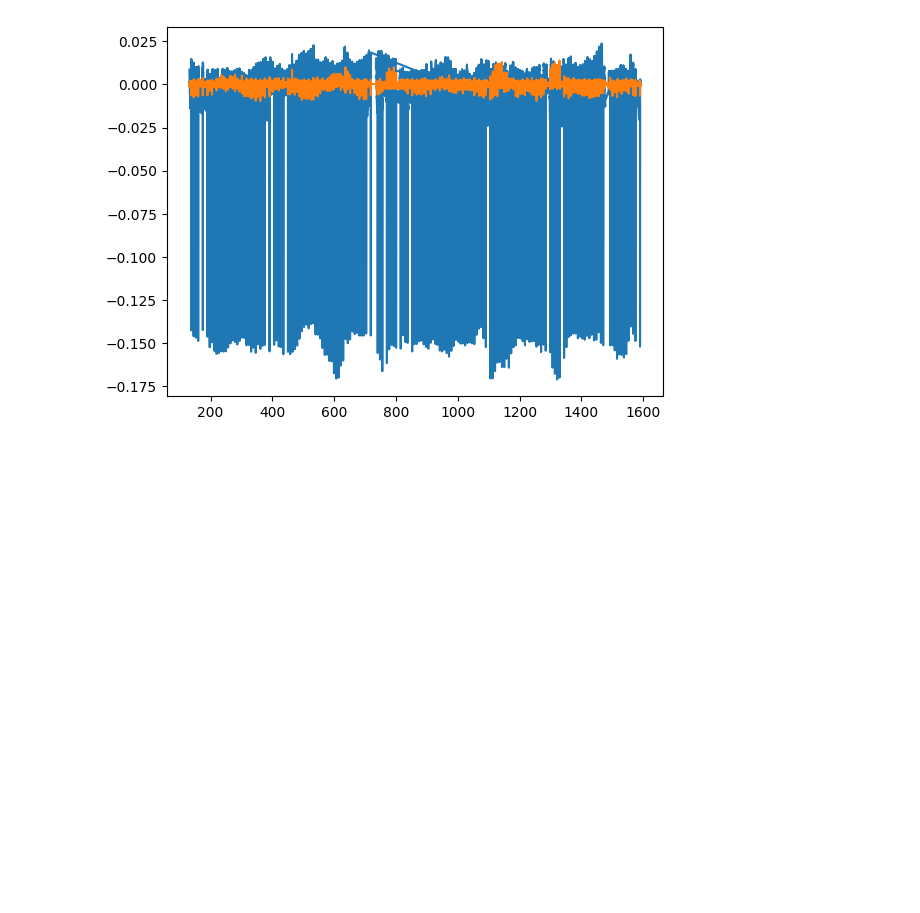
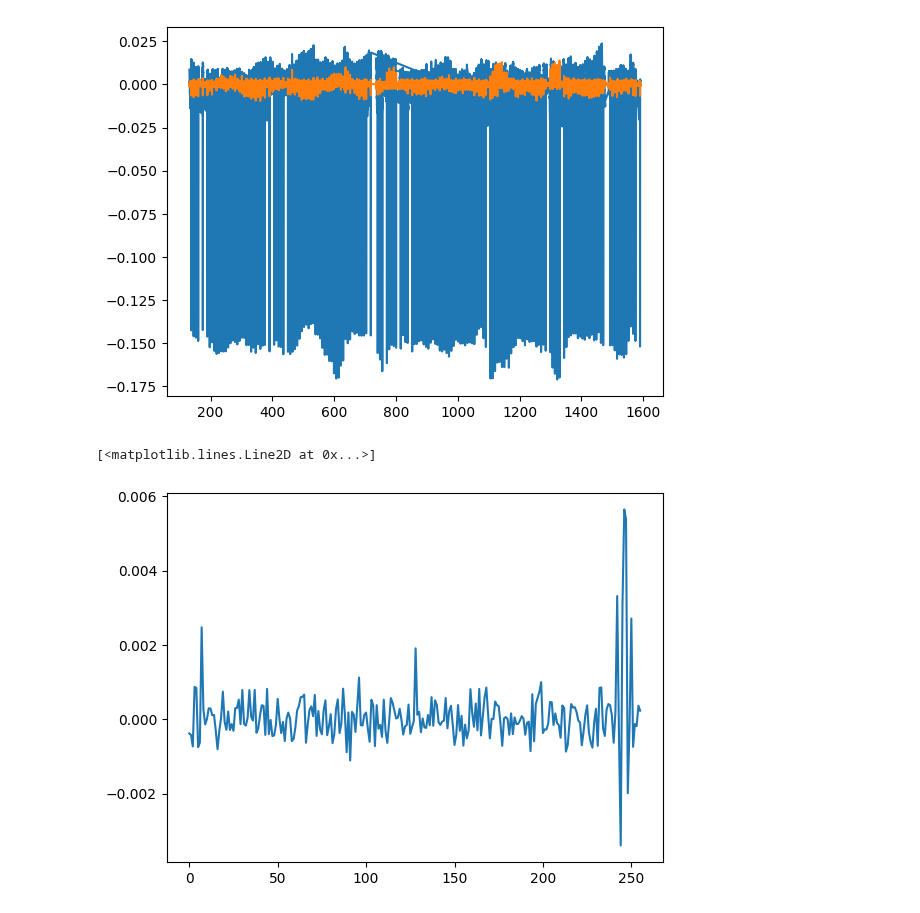
Before and after one commit to sfremy/astro_tools, a Jupyter notebook: prefold_automated.ipynb, the cells around one changed output. Drawn from its saved outputs; the diff is of its cells as text; code cells hidden in the pictures; blank space fills up the shorter version.

```diff
--- a/prefold_automated.ipynb
+++ b/prefold_automated.ipynb
@@ -112,11 +153,12 @@ from wotan import flatten
 
 # hspline detrend for chromospheric variability
 flatten_lc, trend_lc = flatten(t, cleaned_flux, break_tolerance=0.1, window_length=0.5, method='hspline', return_trend=True)
+detrend = cleaned_flux - trend_lc
 
 #------------------------------------------------------------------------
 plt.figure()
 plt.plot(t, f - 1)
-plt.plot(t, cleaned_flux - trend_lc)
+plt.plot(t, detrend)
 # %% [output]
 STOP: TOTAL NO. of ITERATIONS REACHED LIMIT.
 
@@ -137,3 +179,9 @@ Increase the number of iterations (max_iter) or scale the data as shown in:
   self.n_iter_ = _check_optimize_result("lbfgs", opt_res, self.max_iter)
 [<matplotlib.lines.Line2D at 0x...>]
 [figure]
+# %%
+plt.figure()
+plt.plot(detrend[20000 - 50:20256 - 50])
+# %% [output]
+[<matplotlib.lines.Line2D at 0x...>]
+[figure, added]
```
Also changed, not shown: parts of 4 cells of this notebook, 3 other files.
